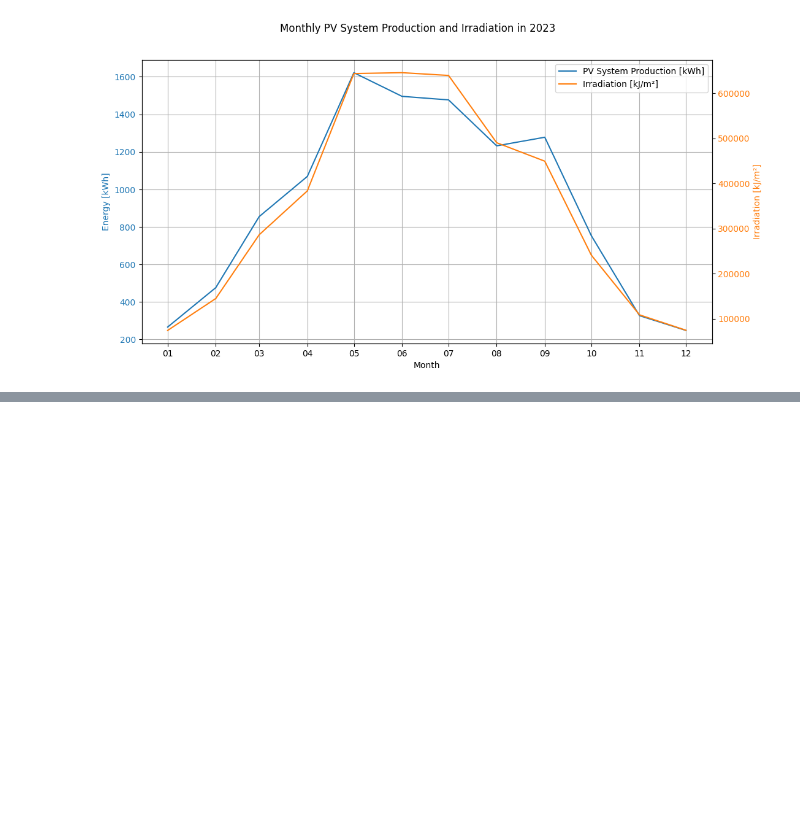
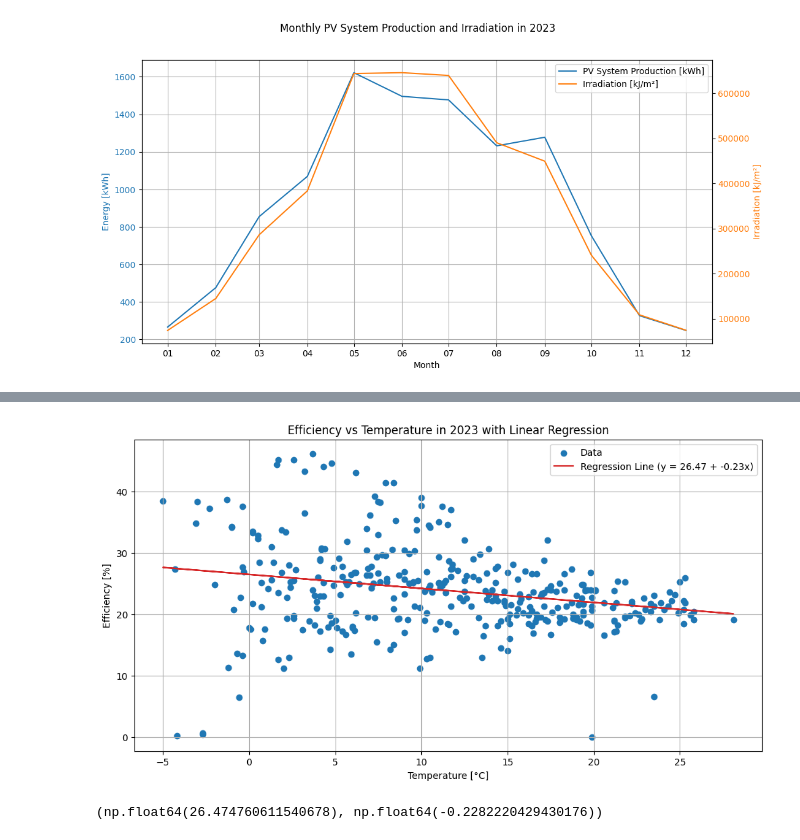
Before and after one commit to Pepsin01/DataScience, a Jupyter notebook: sample.ipynb, the cells around one changed output, grey strips where cells are left out. Cells and saved outputs as stored; diff of their text form; code cells hidden in the pictures; blank space fills up the shorter version.

Commit message:
modeling regression

```diff
--- a/sample.ipynb
+++ b/sample.ipynb
@@ -251,0 +444,33 @@ plt.show()
+# %%
+import numpy as np
+from sklearn.linear_model import LinearRegression
+
+# Prepare the data for linear regression
+X = efficiency_temperature_data['Average Temperature [°C]'].values.reshape(-1, 1)
+y = efficiency_temperature_data['Efficiency'].values
+
+# Fit the linear regression model
+model = LinearRegression()
+model.fit(X, y)
+
+# Get the coefficients of the linear regression model
+intercept = model.intercept_
+slope = model.coef_[0]
+
+# plot the linear regression line
+fig, ax = plt.subplots(figsize=(12, 6))
+ax.scatter(X, y, color='tab:blue', label='Data')
+ax.plot(X, model.predict(X), color='tab:red', label=f'Regression Line (y = {intercept:.2f} + {slope:.2f}x)')
+ax.set_xlabel('Temperature [°C]')
+ax.set_ylabel('Efficiency [%]')
+ax.set_title('Efficiency vs Temperature in 2023 with Linear Regression')
+ax.legend()
+ax.grid()
+
+# Show the plot
+plt.show()
+
+intercept, slope
+# %% [output]
+[figure, added]
+(np.float64(26.474760611540678), np.float64(-0.2282220429430176))
```
Also changed, not shown: parts of 13 cells of this notebook, 1 other file.
